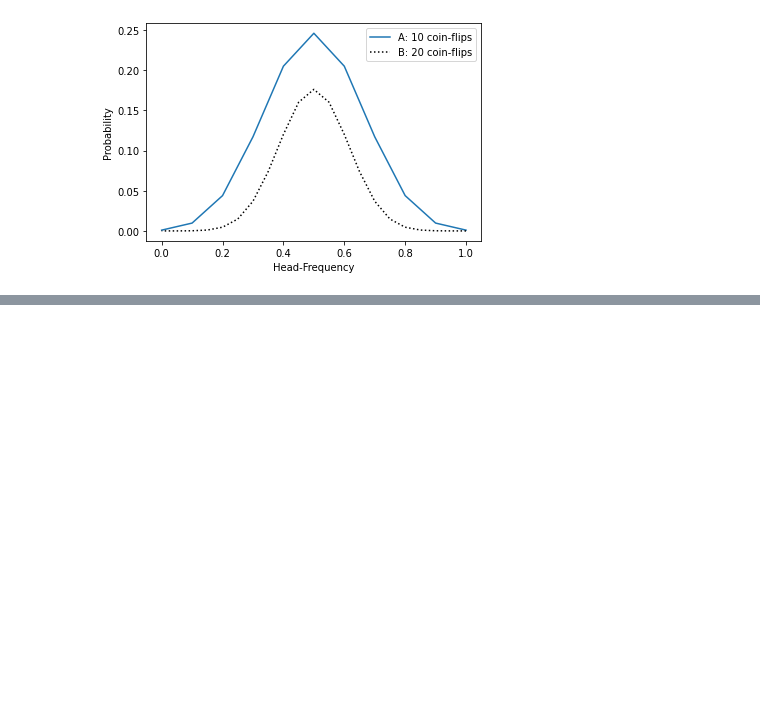
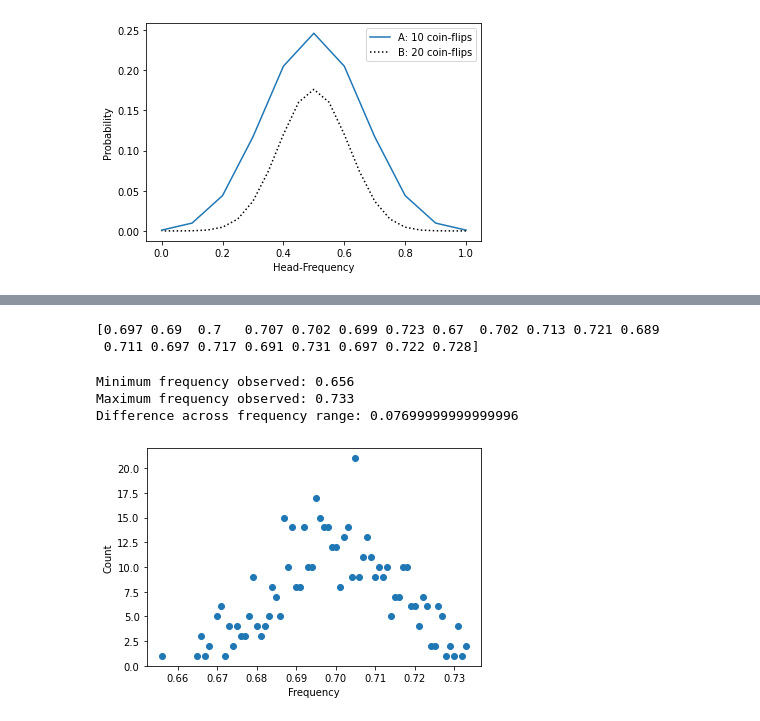
Before and after one commit to Lukas-Forst/100-Days-of-Code, a Jupyter notebook: Day97/Untitled.ipynb, the cells around one changed output, grey strips where cells are left out. Saved outputs shown, nothing was run; the diff lists cells and outputs as text; code cells hidden in the pictures; blank space fills up the shorter version.

```diff
--- a/Day97/Untitled.ipynb
+++ b/Day97/Untitled.ipynb
@@ -150,0 +218,7 @@ plt.show()
+# %%
+# Let’s generate a sequence of 1,000 biased coin flips. We then check if the frequency converges to 0.7.
+#
+np.random.seed(0)
+head_count = np.random.binomial(1000, 0.7)
+frequency = head_count / 1000
+print(f"Frequency of Heads is {frequency}")
@@ -150,0 +227,9 @@ plt.show()
+# %%
+np.random.seed(0)
+assert np.random.binomial(1000, 0.7) / 1000 == 0.697
+for i in range(1, 6):
+    head_count = np.random.binomial(1000, 0.7)
+    frequency = head_count / 1000
+    print(f"Frequency at iteration {i} is {frequency}")
+    if frequency == 0.7:
+        print("Frequency equals the probability!\n")
@@ -150,0 +247,3 @@ plt.show()
+# %%
+np.random.seed(0)
+head_count_array = np.random.binomial(1000, 0.7, 500)
@@ -150,0 +255,31 @@ plt.show()
+# %%
+frequency_array = head_count_array / 1000
+assert frequency_array.tolist() == [head_count / 1000 for head_count in head_count_list]
+assert frequency_array.tolist() == list(map(lambda x: x / 1000, head_count_list))
+# %%
+print(frequency_array[:20])
+# %% [output]
+[0.697 0.69  0.7   0.707 0.702 0.699 0.723 0.67  0.702 0.713 0.721 0.689
+ 0.711 0.697 0.717 0.691 0.731 0.697 0.722 0.728]
+# %%
+min_freq = frequency_array.min()
+max_freq = frequency_array.max()
+print(f"Minimum frequency observed: {min_freq}")
+print(f"Maximum frequency observed: {max_freq}")
+print(f"Difference across frequency range: {max_freq - min_freq}")
+# %% [output]
+Minimum frequency observed: 0.656
+Maximum frequency observed: 0.733
+Difference across frequency range: 0.07699999999999996
+# %%
+frequency_counts = defaultdict(int)
+for frequency in frequency_array:
+    frequency_counts[frequency] += 1
+frequencies = list(frequency_counts.keys())
+counts = [frequency_counts[freq] for freq in frequencies]
+plt.scatter(frequencies, counts)
+plt.xlabel('Frequency')
+plt.ylabel('Count')
+plt.show()
+# %% [output]
+[figure, added]
```
Also changed, not shown: parts of 15 cells of this notebook.
